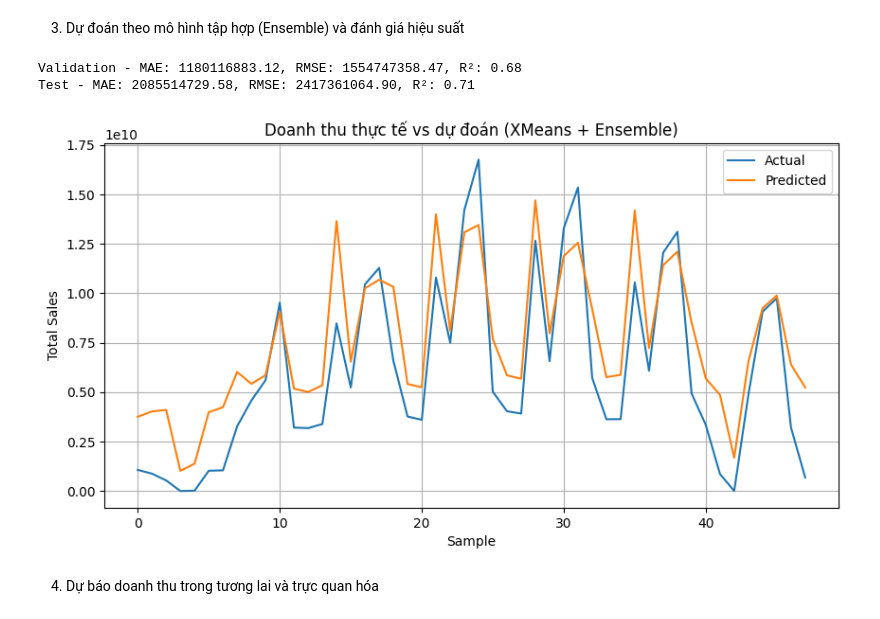
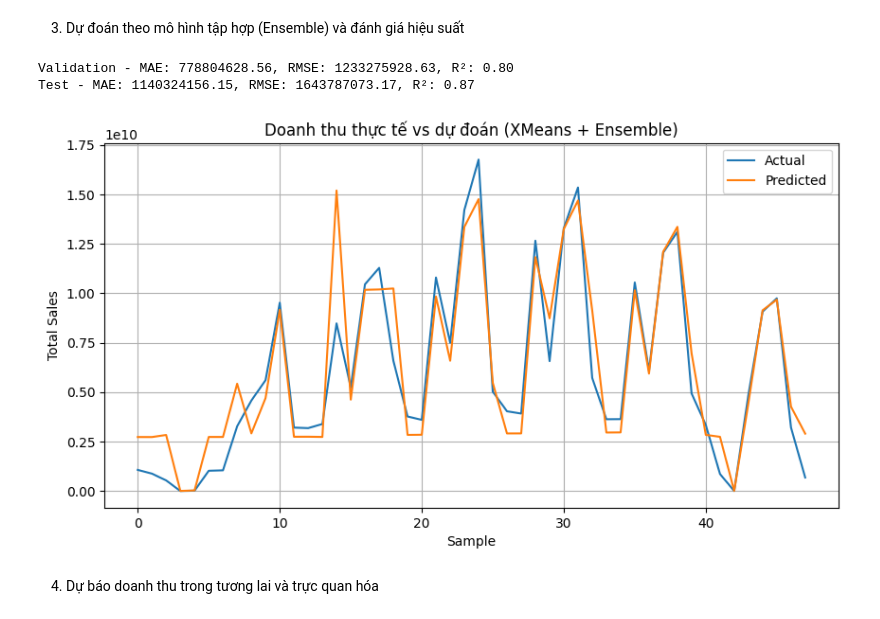
Before and after one commit to KieuOanhUIT/IS403.P23.OnlineSalesData, a Jupyter notebook: Model/XMeans_EnsembleLearning.ipynb, the cells around one changed output. Saved outputs shown, nothing was run; the diff lists cells and outputs as text; code cells hidden in the pictures.

```diff
--- a/Model/XMeans_EnsembleLearning.ipynb
+++ b/Model/XMeans_EnsembleLearning.ipynb
@@ -101,13 +101,26 @@ for cluster_indices in clusters:
     X_cluster = X_train_scaled[cluster_indices]
     y_cluster = y_train_scaled[cluster_indices]
 
-    # Huấn luyện 3 mô hình: Hồi quy tuyến tính, Random Forest, và SVR
-    lr = LinearRegression().fit(X_cluster, y_cluster)
+    # Huấn luyện các mô hình
+    gb = GradientBoostingRegressor(random_state=42).fit(X_cluster, y_cluster)
+    xgb = XGBRegressor(random_state=42, verbosity=0).fit(X_cluster, y_cluster)
     rf = RandomForestRegressor(random_state=42).fit(X_cluster, y_cluster)
-    svr = SVR().fit(X_cluster, y_cluster)
 
-    # Lưu lại mô hình và trung bình cụm để phân loại dữ liệu mới
-    models.append((lr, rf, svr, X_cluster.mean(axis=0)))
+    # Tính MSE trên tập huấn luyện cụm để gán trọng số ngược lỗi
+    gb_pred = gb.predict(X_cluster)
+    xgb_pred = xgb.predict(X_cluster)
+    rf_pred = rf.predict(X_cluster)
+
+    mse_gb = mean_squared_error(y_cluster, gb_pred)
+    mse_xgb = mean_squared_error(y_cluster, xgb_pred)
+    mse_rf = mean_squared_error(y_cluster, rf_pred)
+
+    # Trọng số ngược tỷ lệ với MSE (thêm 1e-6 để tránh chia 0)
+    inv_mse = np.array([1/(mse_gb + 1e-6), 1/(mse_xgb + 1e-6), 1/(mse_rf + 1e-6)])
+    weights = inv_mse / inv_mse.sum()
+
+    # Lưu mô hình, centroid cụm và trọng số
+    models.append((gb, xgb, rf, X_cluster.mean(axis=0), weights))
 # %% [output]
 Số cụm xác định bởi XMeans: 5
 # %% [markdown]
@@ -117,48 +130,53 @@ Số cụm xác định bởi XMeans: 5
 def predict_ensemble(X_scaled):
     preds = []
     for x in X_scaled:
-        # Tìm cụm gần nhất dựa trên khoảng cách centroid
-        closest_idx = np.argmin([np.linalg.norm(x - centroid) for _, _, _, centroid in models])
-        lr, rf, svr, _ = models[closest_idx]
+        # Tìm cụm gần nhất
+        closest_idx = np.argmin([np.linalg.norm(x - centroid) for _, _, _, centroid, _ in models])
+        gb, xgb, rf, _, weights = models[closest_idx]
 
-        # Trung bình kết quả dự đoán của 3 mô hình
-        pred = (lr.predict([x])[0] + rf.predict([x])[0] + svr.predict([x])[0]) / 3
+        # Dự đoán từ các mô hình
+        pred_gb = gb.predict([x])[0]
+        pred_xgb = xgb.predict([x])[0]
+        pred_rf = rf.predict([x])[0]
+
+        # Trọng số theo nghịch đảo MSE
+        pred = weights[0] * pred_gb + weights[1] * pred_xgb + weights[2] * pred_rf
         preds.append(pred)
     return np.array(preds)
 
 # Hàm đánh giá độ chính xác mô hình Ensemble
 def evaluate_ensemble(X, y_true_scaled, name="Test"):
     y_pred_scaled = predict_ensemble(X)
     y_pred = scaler_y.inverse_transform(y_pred_scaled.reshape(-1, 1)).flatten()
     y_true = scaler_y.inverse_transform(y_true_scaled.reshape(-1, 1)).flatten()
 
     mae = mean_absolute_error(y_true, y_pred)
     rmse = np.sqrt(mean_squared_error(y_true, y_pred))
     r2 = r2_score(y_true, y_pred)
 
     print(f"{name} - MAE: {mae:.2f}, RMSE: {rmse:.2f}, R²: {r2:.2f}")
     return y_pred, y_true
 
 # Đánh giá trên tập Validation
 val_preds, val_targets = evaluate_ensemble(X_valid_scaled, y_valid_scaled, name="Validation")
 
 # Đánh giá trên tập Test
 test_preds, test_targets = evaluate_ensemble(X_test_scaled, y_test_scaled, name="Test")
 
 # Vẽ biểu đồ so sánh dự đoán và thực tế
 plt.figure(figsize=(10, 5))
 plt.plot(test_targets[:100], label="Actual")
 plt.plot(test_preds[:100], label="Predicted")
 plt.title("Doanh thu thực tế vs dự đoán (XMeans + Ensemble)")
 plt.xlabel("Sample")
 plt.ylabel("Total Sales")
 plt.legend()
 plt.grid(True)
 plt.show()
 # %% [output]
-Validation - MAE: 1180116883.12, RMSE: 1554747358.47, R²: 0.68
-Test - MAE: 2085514729.58, RMSE: 2417361064.90, R²: 0.71
+Validation - MAE: 778804628.56, RMSE: 1233275928.63, R²: 0.80
+Test - MAE: 1140324156.15, RMSE: 1643787073.17, R²: 0.87
-[figure, old version]
+[figure, new version]
 # %% [markdown]
 4. Dự báo doanh thu trong tương lai và trực quan hóa
 # %%
```
Also changed, not shown: parts of 3 cells of this notebook, 1 other file.
